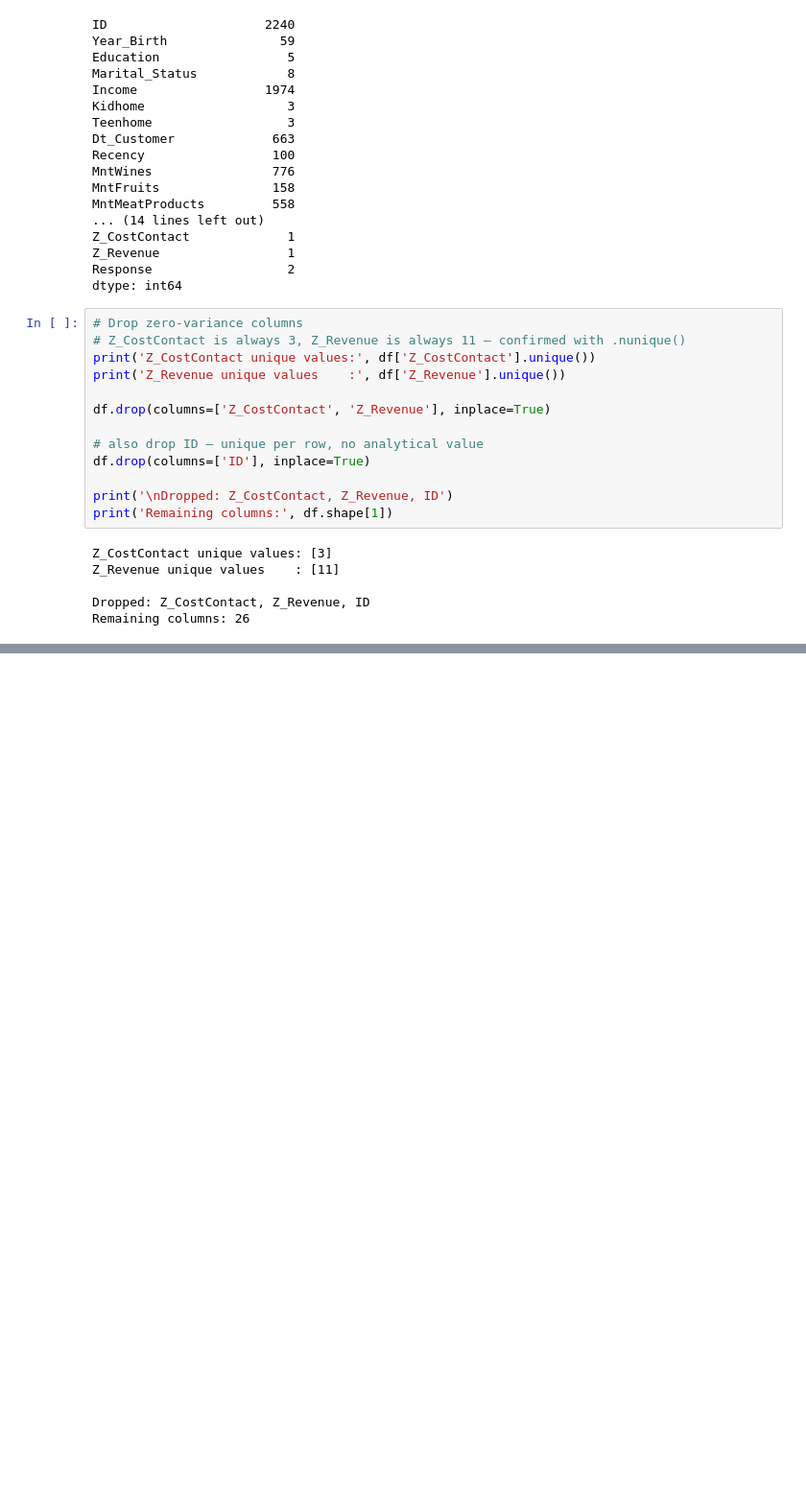
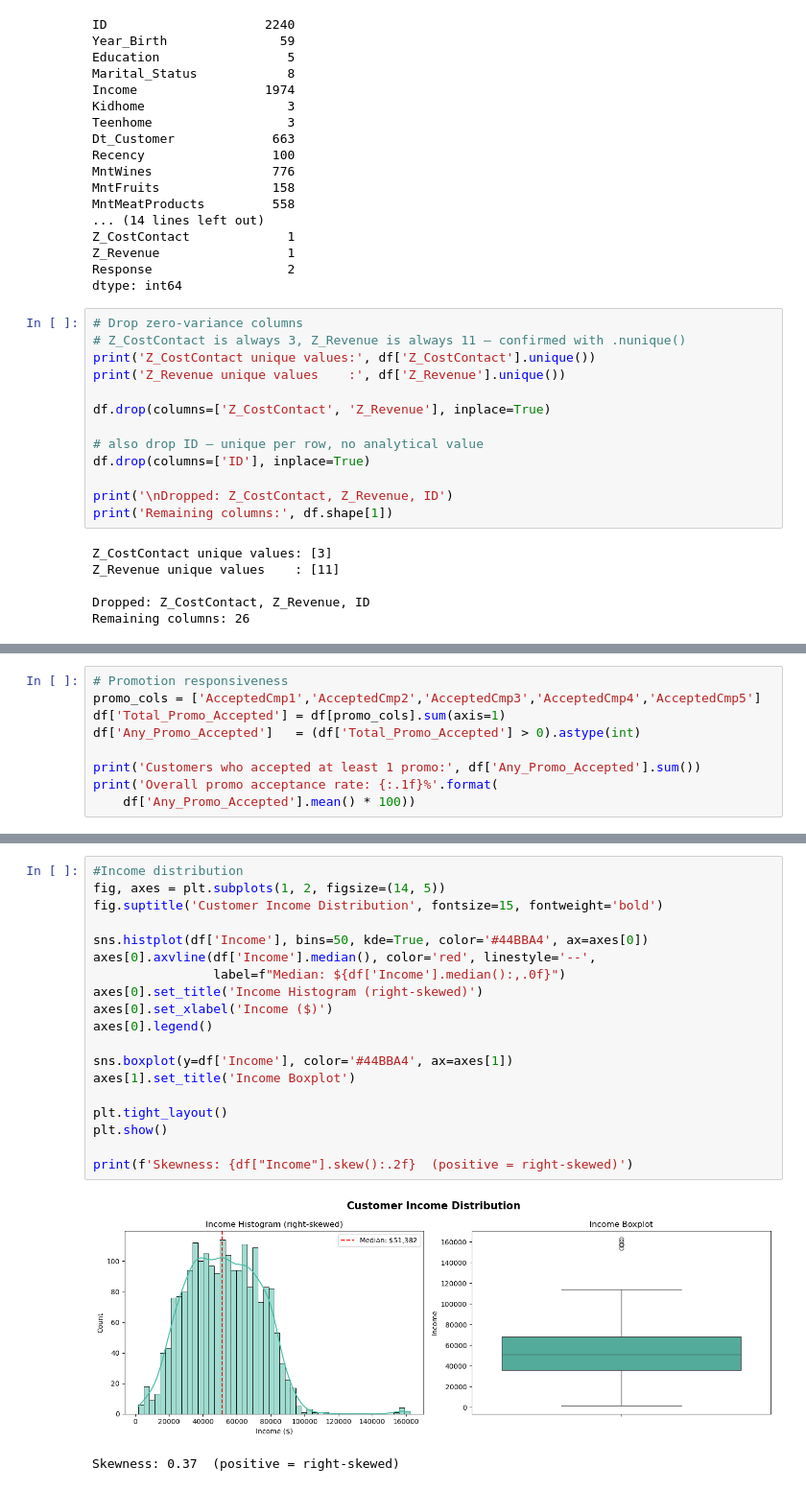
Before and after one commit to papocun/Customer-Segmentation-Project, a Jupyter notebook: Notebooks/Eda.ipynb, the cells around one changed output, grey strips where cells are left out. Shown at 96% size. Cells and saved outputs as stored; diff of their text form; blank space fills up the shorter version.

```diff
--- a/Notebooks/Eda.ipynb
+++ b/Notebooks/Eda.ipynb
@@ -207,0 +371,9 @@ Remaining columns: 26
+# %%
+# Promotion responsiveness
+promo_cols = ['AcceptedCmp1','AcceptedCmp2','AcceptedCmp3','AcceptedCmp4','AcceptedCmp5']
+df['Total_Promo_Accepted'] = df[promo_cols].sum(axis=1)
+df['Any_Promo_Accepted']   = (df['Total_Promo_Accepted'] > 0).astype(int)
+
+print('Customers who accepted at least 1 promo:', df['Any_Promo_Accepted'].sum())
+print('Overall promo acceptance rate: {:.1f}%'.format(
+    df['Any_Promo_Accepted'].mean() * 100))
@@ -207,0 +491,22 @@ Remaining columns: 26
+# %%
+#Income distribution
+fig, axes = plt.subplots(1, 2, figsize=(14, 5))
+fig.suptitle('Customer Income Distribution', fontsize=15, fontweight='bold')
+
+sns.histplot(df['Income'], bins=50, kde=True, color='#44BBA4', ax=axes[0])
+axes[0].axvline(df['Income'].median(), color='red', linestyle='--',
+                label=f"Median: ${df['Income'].median():,.0f}")
+axes[0].set_title('Income Histogram (right-skewed)')
+axes[0].set_xlabel('Income ($)')
+axes[0].legend()
+
+sns.boxplot(y=df['Income'], color='#44BBA4', ax=axes[1])
+axes[1].set_title('Income Boxplot')
+
+plt.tight_layout()
+plt.show()
+
+print(f'Skewness: {df["Income"].skew():.2f}  (positive = right-skewed)')
+# %% [output]
+[figure, added]
+Skewness: 0.37  (positive = right-skewed)
```
Also changed, not shown: parts of 19 cells of this notebook.
